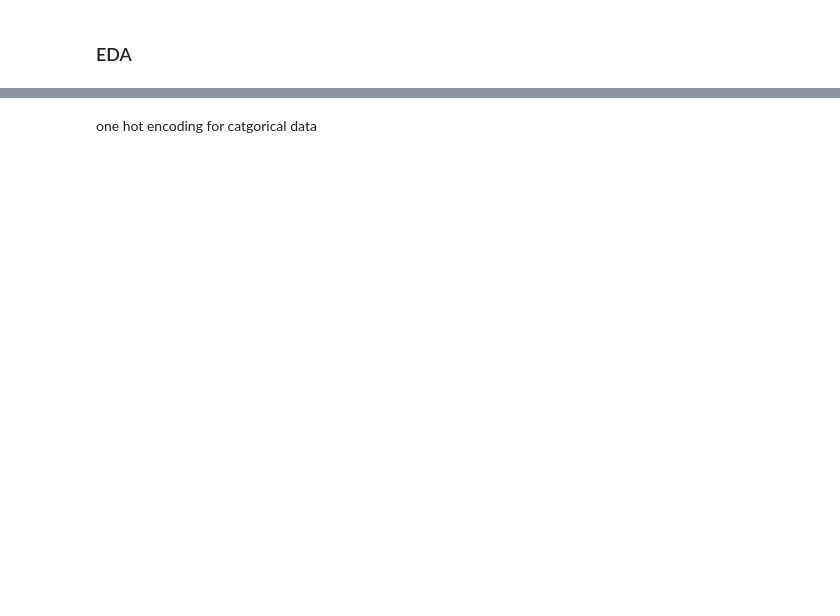
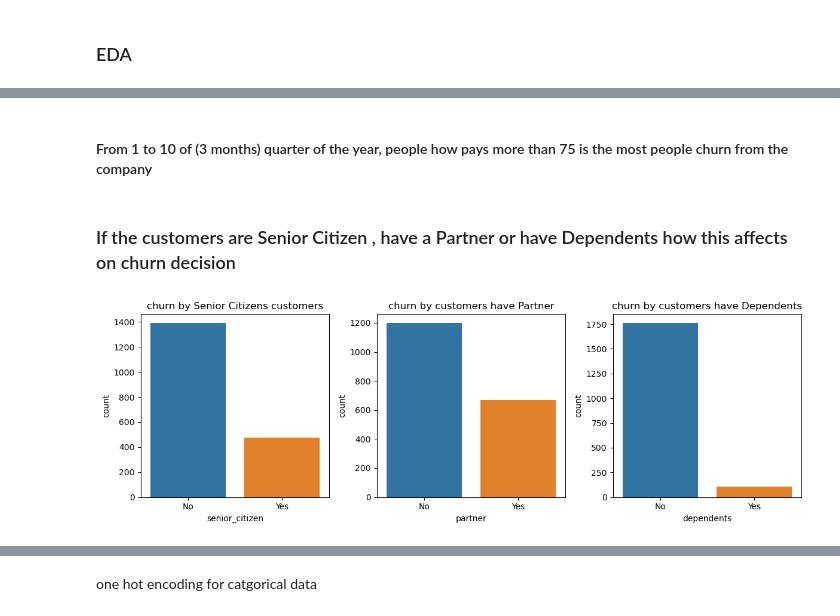
Before and after one commit to salah-202/Machine-Learning, a Jupyter notebook: Telco Customer Churn/Telco cutomer churn.ipynb, the cells around one changed output, grey strips where cells are left out. Saved outputs shown, nothing was run; the diff lists cells and outputs as text; code cells hidden in the pictures; blank space fills up the shorter version.

```diff
--- a/Telco Customer Churn/Telco cutomer churn.ipynb
+++ b/Telco Customer Churn/Telco cutomer churn.ipynb
@@ -299,0 +334,20 @@ sns.pairplot(telco[numerical_columns],height =4, aspect=2)
+# %% [markdown]
+#### From 1 to 10 of (3 months) quarter of the year, people how pays more than 75 is the most people churn from the company
+# %% [markdown]
+### If the customers are Senior Citizen , have a Partner or have Dependents how this affects on churn decision
+# %%
+fig, axes = plt.subplots(ncols=3, figsize=(12, 4))
+
+sns.countplot(x="senior_citizen", data=data, ax=axes[0])
+sns.countplot(x="partner", data=data, ax=axes[1])
+sns.countplot(x="dependents", data=data, ax=axes[2])
+
+axes[0].set_title("churn by Senior Citizens customers")
+axes[1].set_title("churn by customers have Partner")
+axes[2].set_title("churn by customers have Dependents")
+
+plt.tight_layout()
+
+plt.show()
+# %% [output]
+[figure, added]
```
Also changed, not shown: parts of 57 cells of this notebook, 8 other files.
